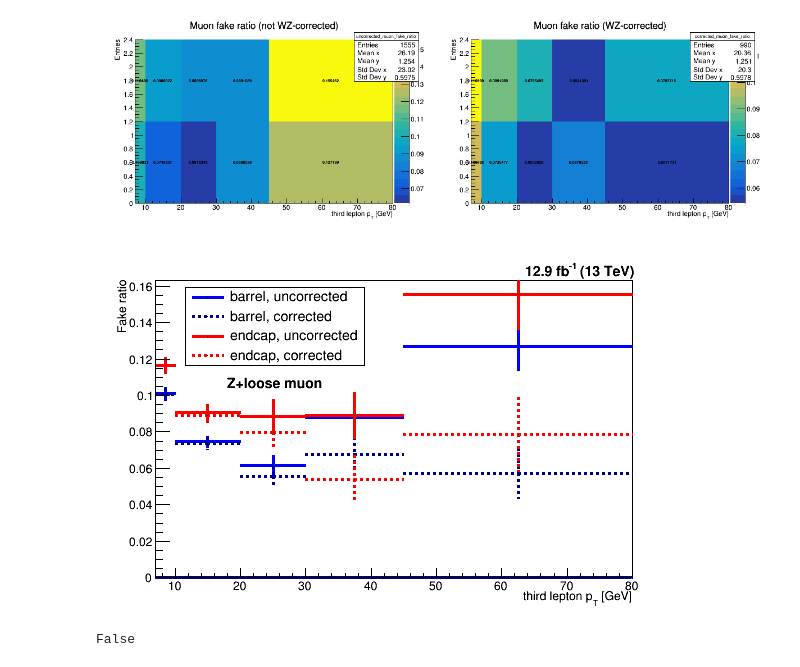
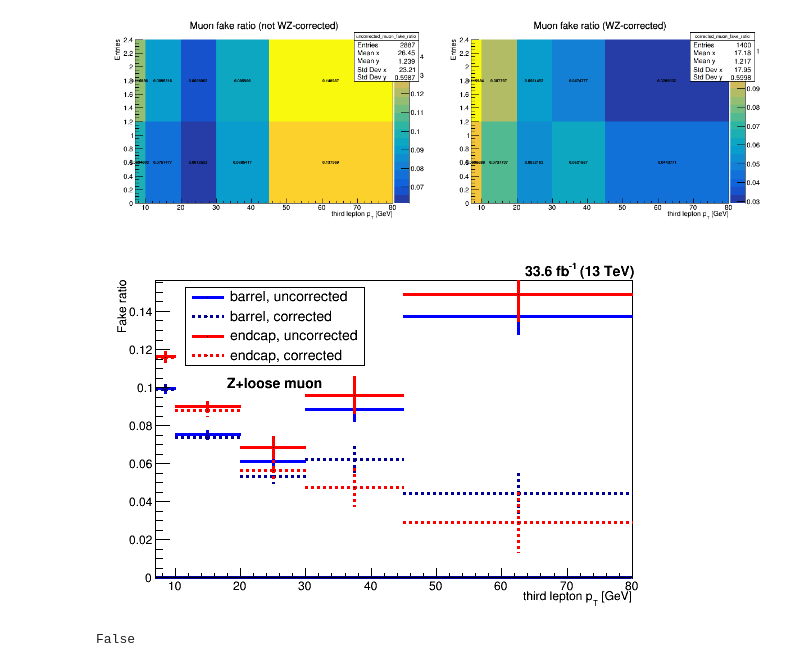
Before and after one commit to Werbellin/Histogrammer, a Jupyter notebook: Fake_ratio_histo_maker.ipynb, the cells around one changed output. Saved outputs shown, nothing was run; the diff lists cells and outputs as text; code cells hidden in the pictures.

```diff
--- a/Fake_ratio_histo_maker.ipynb
+++ b/Fake_ratio_histo_maker.ipynb
@@ -1,6 +1,6 @@
 # %%
-prefix = '/Users/pigard/data/background_estimate/'
-post_fix = '_12p9fb'
+prefix = '/home/llr/cms/pigard/Moriond17_plots/Histogrammer/'
+post_fix = '_full_v1'
 uncorrected_electrons = calc_eff(prefix, 'REG', post_fix,'_ptl3', 'Zpe', False)
 uncorrected_electrons.SetName('uncorrected_electron_fake_ratio')
 uncorrected_electrons.SetTitle('Electron fake ratio (not WZ-corrected)')
@@ -17,7 +17,7 @@ canvas.cd(2)
 corrected_electrons.Draw('COLZTEXT')
 canvas.Draw()
 
-paves = [{'text' :'#scale[0.8]{12.9 fb^{-1} (13 TeV)}', 'pos' : (0.72, 0.91, 1., 0.95)},
+paves = [{'text' :'#scale[0.8]{33.6 fb^{-1} (13 TeV)}', 'pos' : (0.72, 0.91, 1., 0.95)},
         {'text' :'#scale[0.8]{Z+loose electron}', 'pos' : (0.22, 0.61, 1., 0.95)}]
 proj_options = {'paves' : paves}
 proj_e = make_projections('electron_turn_on', uncorrected_electrons, corrected_electrons, proj_options)
@@ -41,7 +40,7 @@ uncorrected_muon.Draw('COLZTEXT')
 canvas.cd(2)
 corrected_muon.Draw('COLZTEXT')
 canvas.Draw()
-paves = [{'text' :'#scale[0.8]{12.9 fb^{-1} (13 TeV)}', 'pos' : (0.72, 0.91, 1., 0.95)},
+paves = [{'text' :'#scale[0.8]{33.6 fb^{-1} (13 TeV)}', 'pos' : (0.72, 0.91, 1., 0.95)},
         {'text' :'#scale[0.8]{Z+loose muon}', 'pos' : (0.22, 0.61, 1., 0.95)}]
 proj_options = {'paves' : paves}
 proj_m = make_projections('muon_turn_on', uncorrected_muon, corrected_muon, proj_options)
@@ -49,3 +49,3 @@ proj_m = make_projections('muon_turn_on', uncorrected_muon, corrected_muon, proj
-[figure, old version]
+[figure, new version]
-[figure, old version]
+[figure, new version]
 # %%
```
Also changed, not shown: parts of 5 cells of this notebook, 2 other files.
